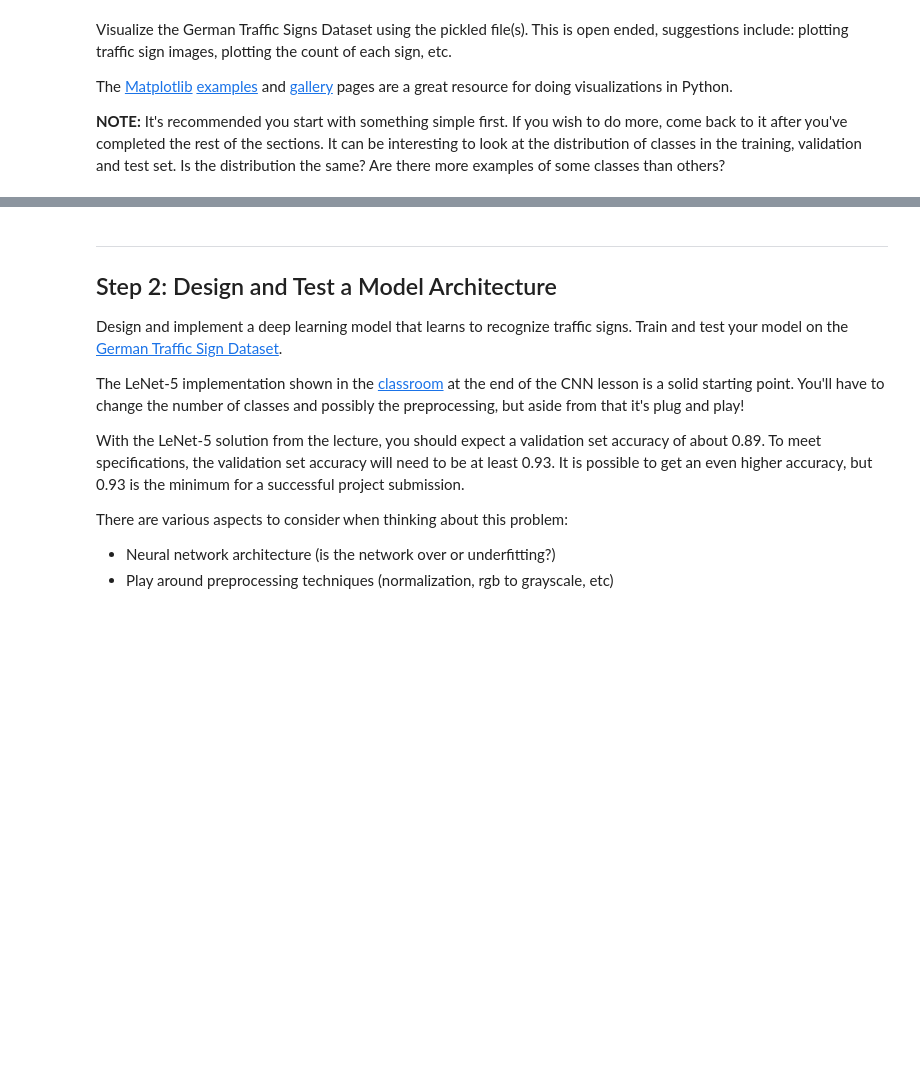
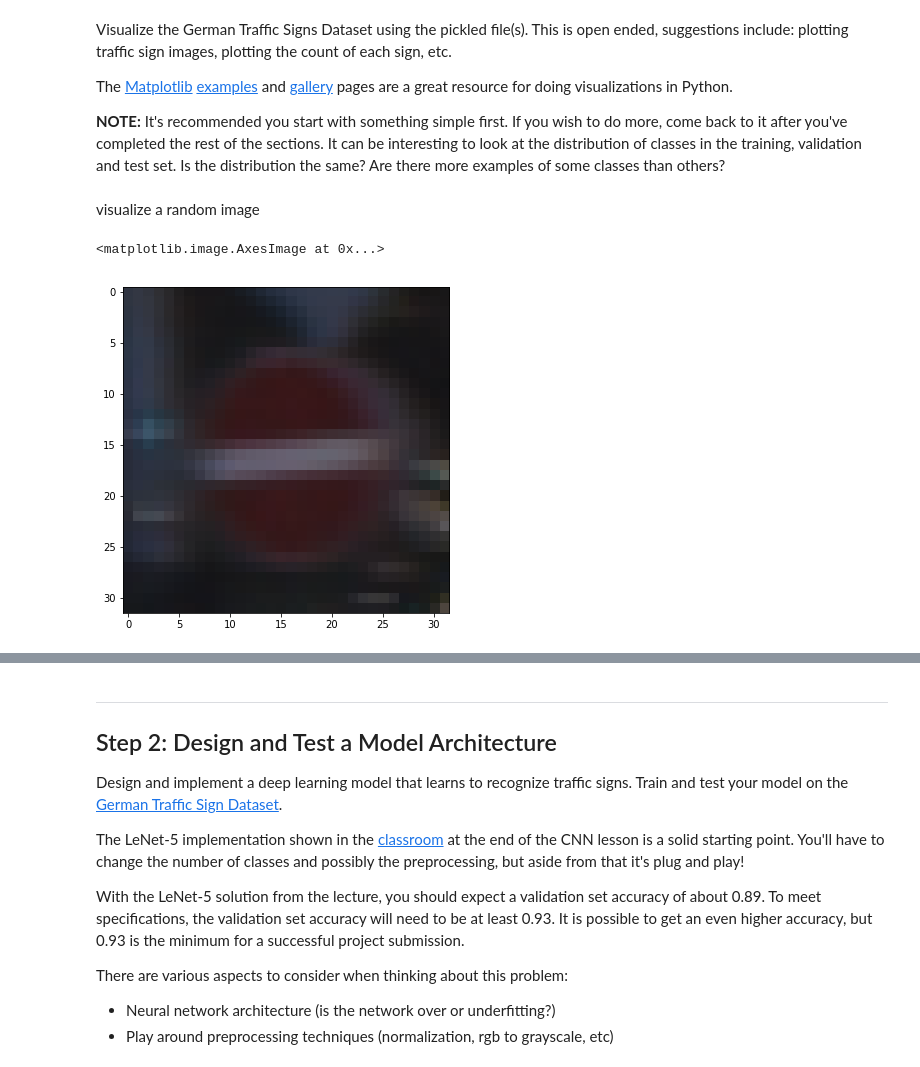
Before and after one commit to fqaiser94/CarND-Traffic-Sign-Classifier-Project, a Jupyter notebook: Traffic_Sign_Classifier.ipynb, the cells around one changed output, grey strips where cells are left out. Saved outputs shown, nothing was run; the diff lists cells and outputs as text; code cells hidden in the pictures; blank space fills up the shorter version.

```diff
--- a/Traffic_Sign_Classifier.ipynb
+++ b/Traffic_Sign_Classifier.ipynb
@@ -100,3 +101,12 @@ The [Matplotlib](http://matplotlib.org/) [examples](http://matplotlib.org/exampl
 import matplotlib.pyplot as plt
 # Visualizations will be shown in the notebook.
 %matplotlib inline
+
+plt.rcParams['figure.figsize'] = (16.0, 6.0)
+# %% [markdown]
+visualize a random image
+# %%
+plt.imshow(X_train[np.random.randint(low=0,high=n_train)])
+# %% [output]
+<matplotlib.image.AxesImage at 0x...>
+[figure, added]
```
Also changed, not shown: parts of 18 cells of this notebook.
